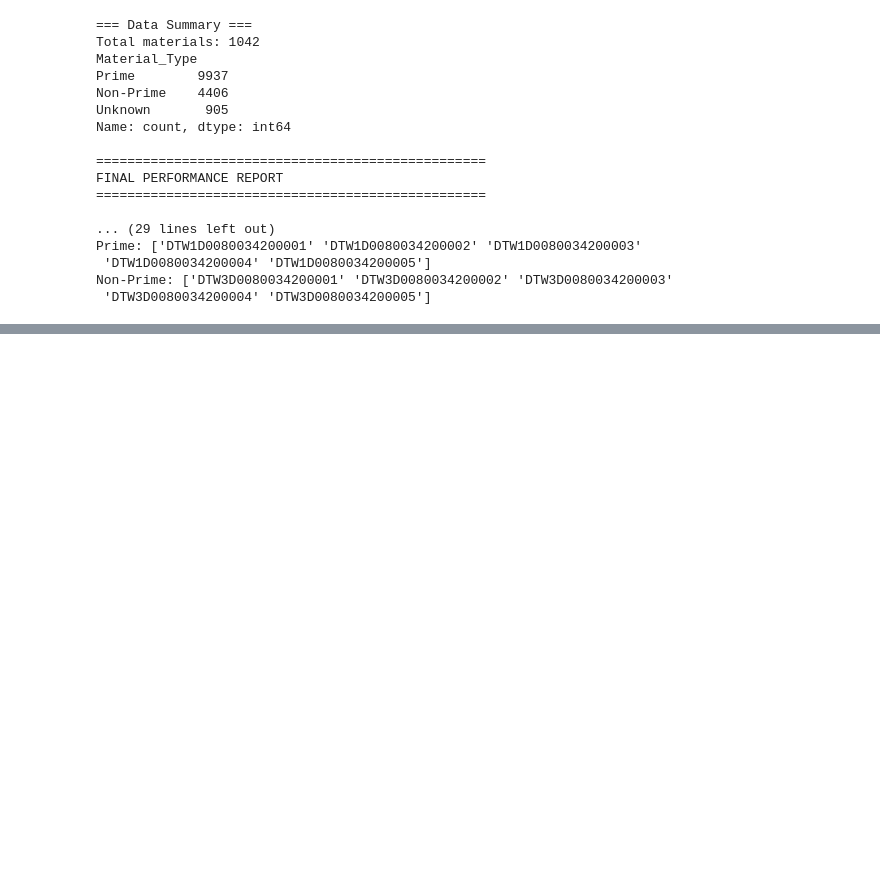
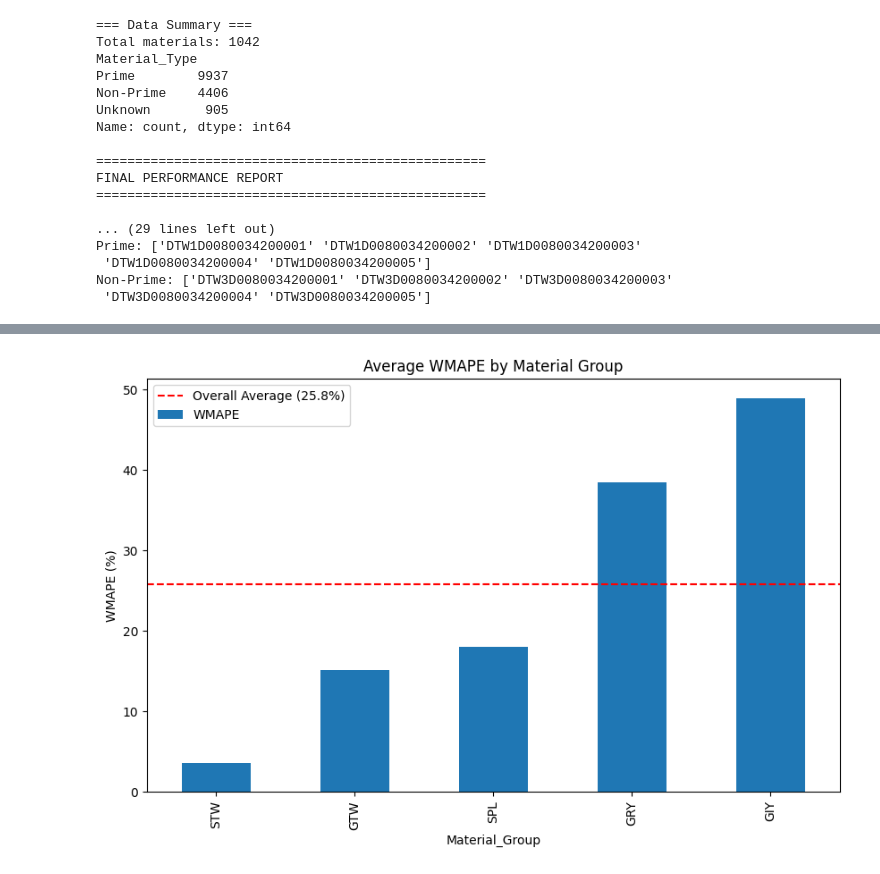
Before and after one commit to krish1904/krish1904, a Jupyter notebook: Welcome_To_Colab.ipynb, the cells around one changed output, grey strips where cells are left out. Saved outputs shown, nothing was run; the diff lists cells and outputs as text; code cells hidden in the pictures; blank space fills up the shorter version.

```diff
--- a/Welcome_To_Colab.ipynb
+++ b/Welcome_To_Colab.ipynb
@@ -832,3 +411,97 @@ Prime: ['DTW1D0080034200001' 'DTW1D0080034200002' 'DTW1D0080034200003'
  'DTW1D0080034200004' 'DTW1D0080034200005']
 Non-Prime: ['DTW3D0080034200001' 'DTW3D0080034200002' 'DTW3D0080034200003'
  'DTW3D0080034200004' 'DTW3D0080034200005']
+# %%
+import pandas as pd
+import numpy as np
+from sklearn.metrics import mean_absolute_error
+from lightgbm import LGBMRegressor
+from sklearn.model_selection import TimeSeriesSplit
+
+def calculate_mape(y_true, y_pred):
+    mask = y_true != 0
+    return np.mean(np.abs((y_true[mask] - y_pred[mask]) / y_true[mask])) * 100
+
+def calculate_wmape(y_true, y_pred):
+    return np.sum(np.abs(y_true - y_pred)) / np.sum(np.abs(y_true)) * 100
+
+# Load your data (replace with your actual data loading)
+df = pd.read_excel('Frontend prac.xlsm', sheet_name='SalesData')
+df = df.rename(columns={'Month': 'Date', 'TotalQty': 'Actual'})
+df['Date'] = pd.to_datetime(df['Date'])
+
+# Extract first 3 characters as material group
+df['Material_Group'] = df['MAT'].str[:3]
+
+# Feature engineering
+def create_features(df):
+    features = pd.DataFrame({
+        'month': df['Date'].dt.month,
+        'year': df['Date'].dt.year,
+        'lag1': df.groupby('MAT')['Actual'].shift(1).fillna(method='bfill'),
+        'lag2': df.groupby('MAT')['Actual'].shift(2).fillna(method='bfill'),
+        'rolling_mean_3': df.groupby('MAT')['Actual'].transform(lambda x: x.rolling(3, min_periods=1).mean())
+    })
+    return features
+
+features = create_features(df)
+target = df['Actual']
+
+# Time-series cross validation
+tscv = TimeSeriesSplit(n_splits=3)
+results = []
+
+for train_index, test_index in tscv.split(features):
+    X_train, X_test = features.iloc[train_index], features.iloc[test_index]
+    y_train, y_test = target.iloc[train_index], target.iloc[test_index]
+
+    model = LGBMRegressor(n_estimators=100, learning_rate=0.1)
+    model.fit(X_train, y_train)
+    preds = model.predict(X_test)
+
+    # Get material groups for test set
+    test_groups = df.iloc[test_index]['Material_Group']
+
+    for group in test_groups.unique():
+        mask = (test_groups == group).values
+        if sum(mask) > 0:  # Only calculate if group exists in test set
+            y_true = y_test.iloc[mask]
+            y_pred = preds[mask]
+
+            results.append({
+                'Material_Group': group,
+                'MAE': mean_absolute_error(y_true, y_pred),
+                'MAPE': calculate_mape(y_true, y_pred),
+                'WMAPE': calculate_wmape(y_true, y_pred),
+                'Samples': sum(mask)
+            })
+
+# Aggregate results
+if results:
+    results_df = pd.DataFrame(results)
+    accuracy_by_group = results_df.groupby('Material_Group').agg({
+        'MAE': ['mean', 'std'],
+        'MAPE': ['mean', 'std'],
+        'WMAPE': ['mean', 'std'],
+        'Samples': 'sum'
+    })
+
+    print("="*50)
+    print("Forecast Accuracy by Material Group (First 3 Characters)")
+    print("="*50)
+    print(accuracy_by_group.sort_values(('WMAPE', 'mean')))
+
+    # Visualize results
+    import matplotlib.pyplot as plt
+
+    plt.figure(figsize=(10, 6))
+    results_df.groupby('Material_Group')['WMAPE'].mean().sort_values().plot(
+        kind='bar', title='Average WMAPE by Material Group')
+    plt.ylabel('WMAPE (%)')
+    plt.axhline(results_df['WMAPE'].mean(), color='red', linestyle='--',
+                label=f'Overall Average ({results_df["WMAPE"].mean():.1f}%)')
+    plt.legend()
+    plt.show()
+else:
+    print("No results generated. Check if material groups have sufficient data.")
+# %% [output]
@@ -834,0 +528 @@ Non-Prime: ['DTW3D0080034200001' 'DTW3D0080034200002' 'DTW3D0080034200003'
+[figure, added]
```
Also changed, not shown: parts of 10 cells of this notebook.
